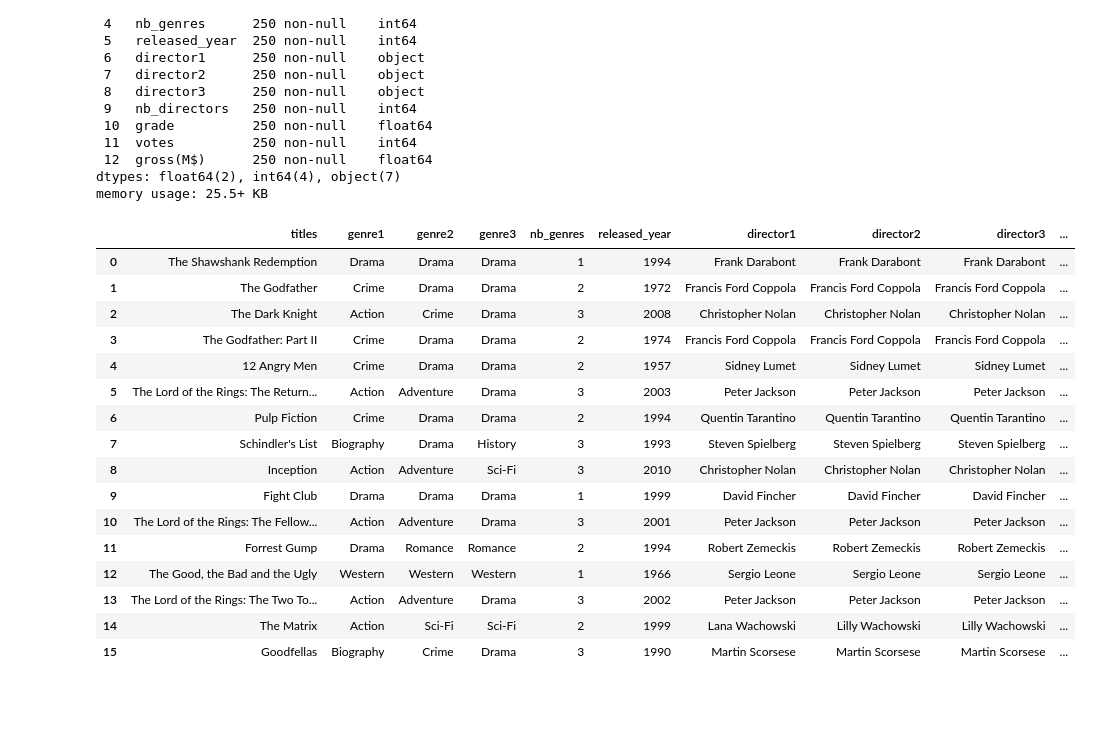
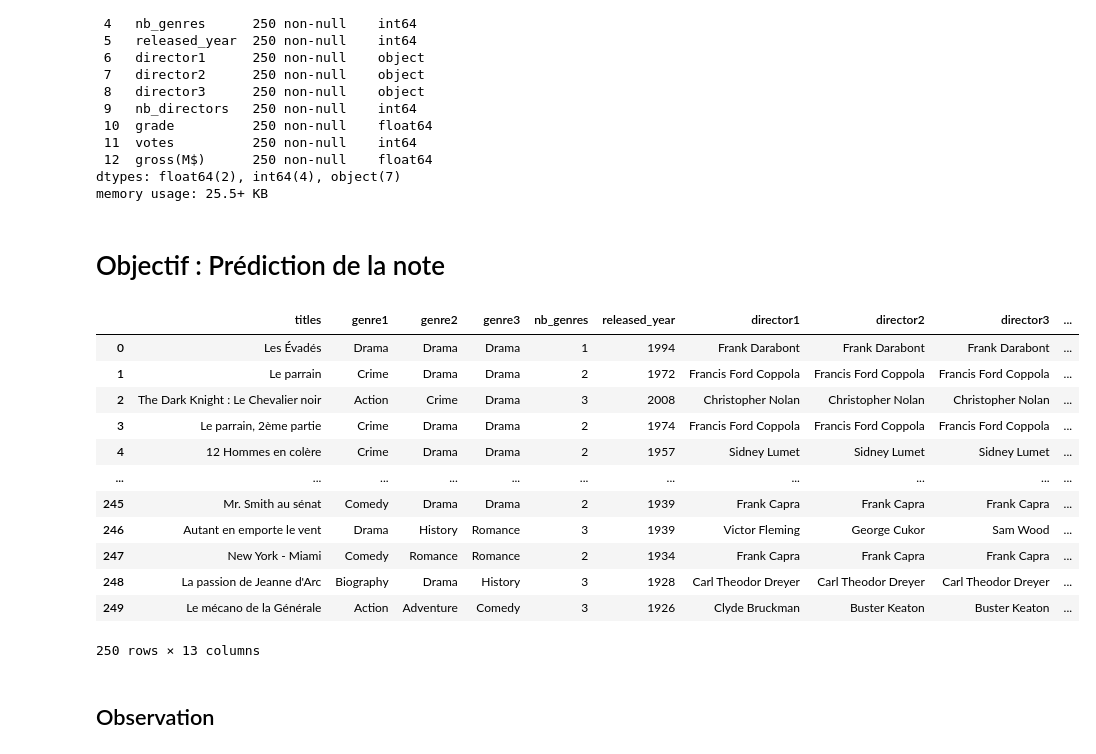
Before and after one commit to art2mkl/projet_IMDB, a Jupyter notebook: Imdb_visulalisation.ipynb, the cells around one changed output. Drawn from its saved outputs; the diff is of its cells as text; code cells hidden in the pictures; blank space fills up the shorter version.

```diff
--- a/Imdb_visulalisation.ipynb
+++ b/Imdb_visulalisation.ipynb
@@ -31,3 +32,5 @@ Data columns (total 13 columns):
  12  gross(M$)      250 non-null    float64
 dtypes: float64(2), int64(4), object(7)
 memory usage: 25.5+ KB
+# %% [markdown]
+# Objectif : Prédiction de la note
@@ -34,20 +39,18 @@ memory usage: 25.5+ KB
 # %%
-df1.head(16)
+df1
 # %% [output]
 |  | titles | genre1 | genre2 | genre3 | nb_genres | released_year | director1 | director2 | director3 | ... |
-| 0 | The Shawshank Redemption | Drama | Drama | Drama | 1 | 1994 | Frank Darabont | Frank Darabont | Frank Darabont | ... |
-| 1 | The Godfather | Crime | Drama | Drama | 2 | 1972 | Francis Ford Coppola | Francis Ford Coppola | Francis Ford Coppola | ... |
-| 2 | The Dark Knight | Action | Crime | Drama | 3 | 2008 | Christopher Nolan | Christopher Nolan | Christopher Nolan | ... |
-| 3 | The Godfather: Part II | Crime | Drama | Drama | 2 | 1974 | Francis Ford Coppola | Francis Ford Coppola | Francis Ford Coppola | ... |
-| 4 | 12 Angry Men | Crime | Drama | Drama | 2 | 1957 | Sidney Lumet | Sidney Lumet | Sidney Lumet | ... |
-| 5 | The Lord of the Rings: The Return... | Action | Adventure | Drama | 3 | 2003 | Peter Jackson | Peter Jackson | Peter Jackson | ... |
-| 6 | Pulp Fiction | Crime | Drama | Drama | 2 | 1994 | Quentin Tarantino | Quentin Tarantino | Quentin Tarantino | ... |
-| 7 | Schindler's List | Biography | Drama | History | 3 | 1993 | Steven Spielberg | Steven Spielberg | Steven Spielberg | ... |
-| 8 | Inception | Action | Adventure | Sci-Fi | 3 | 2010 | Christopher Nolan | Christopher Nolan | Christopher Nolan | ... |
-| 9 | Fight Club | Drama | Drama | Drama | 1 | 1999 | David Fincher | David Fincher | David Fincher | ... |
-| 10 | The Lord of the Rings: The Fellow... | Action | Adventure | Drama | 3 | 2001 | Peter Jackson | Peter Jackson | Peter Jackson | ... |
-| 11 | Forrest Gump | Drama | Romance | Romance | 2 | 1994 | Robert Zemeckis | Robert Zemeckis | Robert Zemeckis | ... |
-| 12 | The Good, the Bad and the Ugly | Western | Western | Western | 1 | 1966 | Sergio Leone | Sergio Leone | Sergio Leone | ... |
-| 13 | The Lord of the Rings: The Two To... | Action | Adventure | Drama | 3 | 2002 | Peter Jackson | Peter Jackson | Peter Jackson | ... |
-| 14 | The Matrix | Action | Sci-Fi | Sci-Fi | 2 | 1999 | Lana Wachowski | Lilly Wachowski | Lilly Wachowski | ... |
-| 15 | Goodfellas | Biography | Crime | Drama | 3 | 1990 | Martin Scorsese | Martin Scorsese | Martin Scorsese | ... |
+| 0 | Les Évadés | Drama | Drama | Drama | 1 | 1994 | Frank Darabont | Frank Darabont | Frank Darabont | ... |
+| 1 | Le parrain | Crime | Drama | Drama | 2 | 1972 | Francis Ford Coppola | Francis Ford Coppola | Francis Ford Coppola | ... |
+| 2 | The Dark Knight : Le Chevalier noir | Action | Crime | Drama | 3 | 2008 | Christopher Nolan | Christopher Nolan | Christopher Nolan | ... |
+| 3 | Le parrain, 2ème partie | Crime | Drama | Drama | 2 | 1974 | Francis Ford Coppola | Francis Ford Coppola | Francis Ford Coppola | ... |
+| 4 | 12 Hommes en colère | Crime | Drama | Drama | 2 | 1957 | Sidney Lumet | Sidney Lumet | Sidney Lumet | ... |
+| ... | ... | ... | ... | ... | ... | ... | ... | ... | ... | ... |
+| 245 | Mr. Smith au sénat | Comedy | Drama | Drama | 2 | 1939 | Frank Capra | Frank Capra | Frank Capra | ... |
+| 246 | Autant en emporte le vent | Drama | History | Romance | 3 | 1939 | Victor Fleming | George Cukor | Sam Wood | ... |
+| 247 | New York - Miami | Comedy | Romance | Romance | 2 | 1934 | Frank Capra | Frank Capra | Frank Capra | ... |
+| 248 | La passion de Jeanne d'Arc | Biography | Drama | History | 3 | 1928 | Carl Theodor Dreyer | Carl Theodor Dreyer | Carl Theodor Dreyer | ... |
+| 249 | Le mécano de la Générale | Action | Adventure | Comedy | 3 | 1926 | Clyde Bruckman | Buster Keaton | Buster Keaton | ... |
+250 rows × 13 columns
+# %% [markdown]
+## Observation
```
Also changed, not shown: parts of 33 cells of this notebook, 5 other files.
